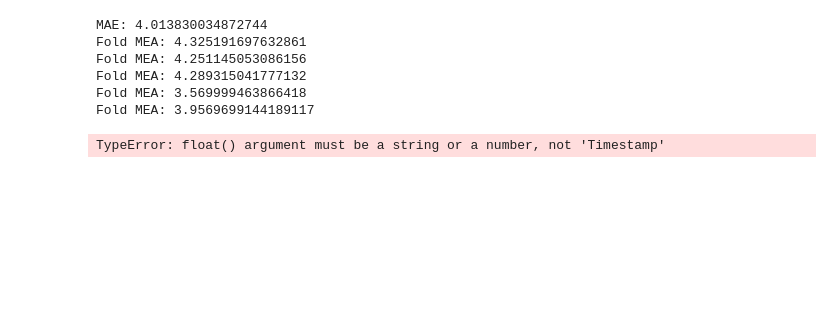
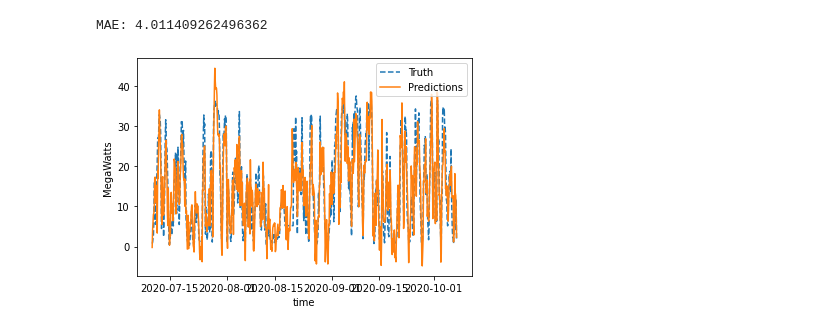
Before and after one commit to asgerhaug/Data-Science-tutorial-VS-Code-Titanic, a Jupyter notebook: AssignmentOne.ipynb, the cells around one changed output. Saved outputs shown, nothing was run; the diff lists cells and outputs as text; code cells hidden in the pictures; blank space fills up the shorter version.

```diff
--- a/AssignmentOne.ipynb
+++ b/AssignmentOne.ipynb
@@ -101,6 +101,15 @@ class HourAdder(BaseEstimator, TransformerMixin):
         X["Time"].values]
         return X
 
+class SpeedAdder(BaseEstimator, TransformerMixin):
+    def fit(self, X, Y):
+        return self
+
+    def transform(self, X):
+        X["Speed"] = [pd.to_datetime(d).hour for d in
+        X["Speed"].values]
+        return X
+
 # Align the data frames
 
 pipeline = Pipeline([
@@ -115,40 +124,35 @@ pipeline = Pipeline([
     #("Knn", KNeighborsRegressor(5))
 ])
 
 # Fit the pipeline
 pipeline.fit(X,Y)
 
 Y_hat = pipeline.predict(X)
 
 from sklearn.metrics import mean_absolute_error
 mae = mean_absolute_error(Y, Y_hat)
 
 print ("MAE:", mae)
 
-from sklearn.model_selection import KFold
+'''from sklearn.model_selection import KFold
 
 split = KFold(5)
 
 for train, test in split.split(X,Y):
     X_train, X_test = X.iloc[train].copy(), X.iloc[test].copy()
     Y_train, Y_test = Y.iloc[train].copy(), Y.iloc[test].copy()
 
     pipeline.fit(X_train, Y_train)
     Y_train_hat = pipeline.predict(X_test)
     mea = mean_absolute_error(Y_test, Y_train_hat)
-    print("Fold MEA:", mea)
+    print("Fold MEA:", mea)'''
 
 plt.plot(df_aligned.index, Y, "--", label = "Truth")
 plt.plot(df_aligned.index, Y_hat, label = "Predictions")
 plt.xlabel("time")
 plt.ylabel("MegaWatts")
 plt.legend()
-plt.show
+plt.show()
 # %% [output]
-MAE: 4.013830034872744
-Fold MEA: 4.325191697632861
-Fold MEA: 4.251145053086156
-Fold MEA: 4.289315041777132
-Fold MEA: 3.569999463866418
-Fold MEA: 3.9569699144189117
+MAE: 4.011409262496362
-TypeError: float() argument must be a string or a number, not 'Timestamp'
+[figure, added]
```
Also changed, not shown: parts of 1 cell of this notebook.
